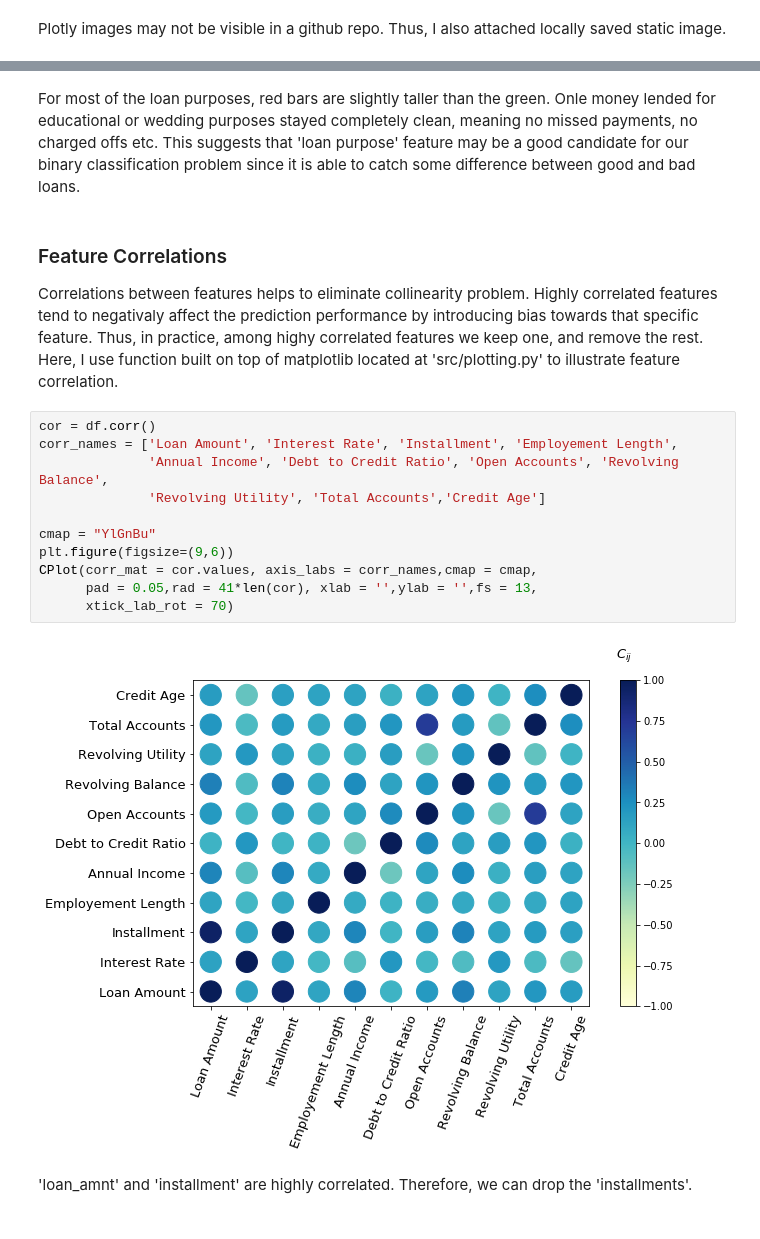
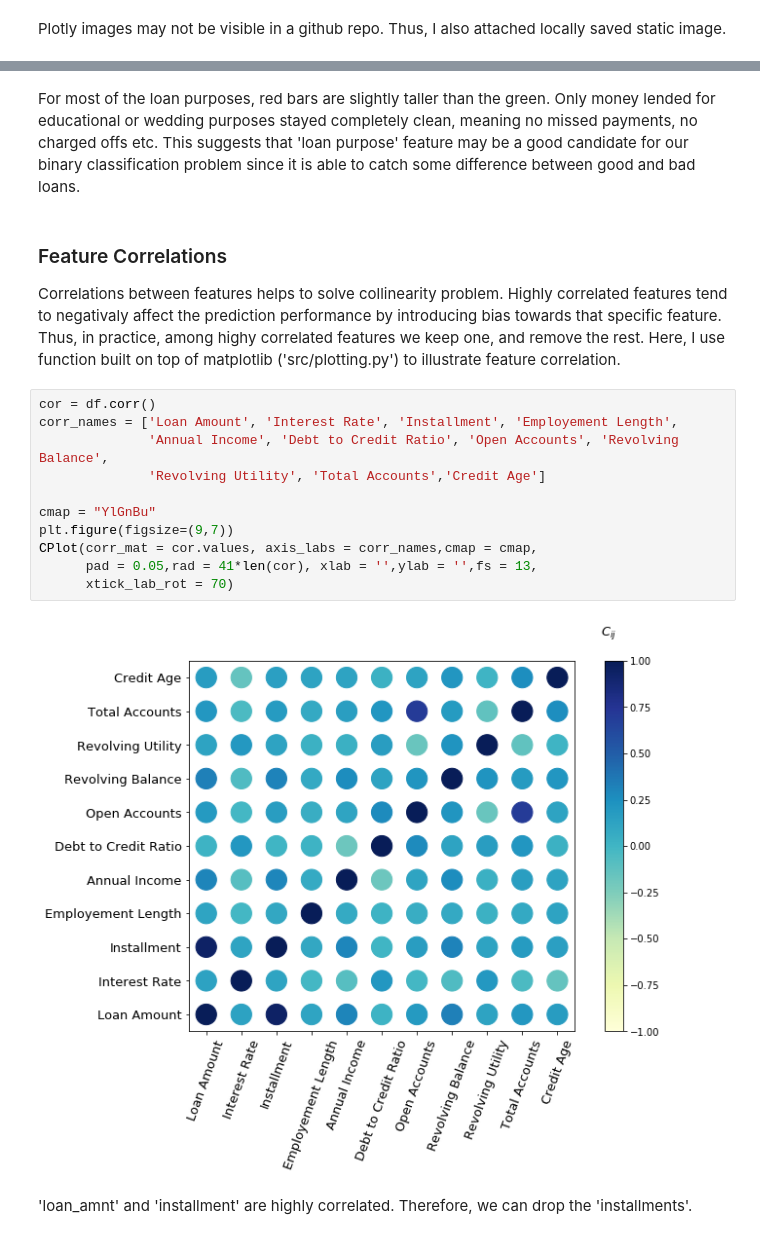
Before and after one commit to truzmeto/LoanStatusPrediction, a Jupyter notebook: kernel.ipynb, the cells around one changed output, grey strips where cells are left out. Saved outputs shown, nothing was run; the diff lists cells and outputs as text.

```diff
--- a/kernel.ipynb
+++ b/kernel.ipynb
@@ -277,26 +284,26 @@ Plotly images may not be visible in a github repo. Thus, I also attached locally
 
 ![title](./newplot1.png)
 # %% [markdown]
-For most of the loan purposes, red bars are slightly taller than the green. Onle money lended for educational or wedding purposes stayed completely clean, meaning no missed payments, no charged offs etc. This suggests that 'loan purpose' feature may be a good candidate for our binary classification problem since it is able to catch some difference between good and bad loans.
+For most of the loan purposes, red bars are slightly taller than the green. Only money lended for educational or wedding purposes stayed completely clean, meaning no missed payments, no charged offs etc. This suggests that 'loan purpose' feature may be a good candidate for our binary classification problem since it is able to catch some difference between good and bad loans.
 # %% [markdown]
 ### Feature Correlations
 
-Correlations between features helps to eliminate collinearity problem. Highly correlated features tend to
+Correlations between features helps to solve collinearity problem. Highly correlated features tend to
 negativaly affect the prediction performance by introducing bias towards that specific feature. Thus, in practice, among highy correlated features we keep one, and remove the rest. Here, I use function built on top of matplotlib
-located at 'src/plotting.py' to illustrate feature correlation.
+('src/plotting.py') to illustrate feature correlation.
 # %%
 cor = df.corr()
 corr_names = ['Loan Amount', 'Interest Rate', 'Installment', 'Employement Length',
               'Annual Income', 'Debt to Credit Ratio', 'Open Accounts', 'Revolving Balance',
               'Revolving Utility', 'Total Accounts','Credit Age']
 
 cmap = "YlGnBu"
-plt.figure(figsize=(9,6))
+plt.figure(figsize=(9,7))
 CPlot(corr_mat = cor.values, axis_labs = corr_names,cmap = cmap,
       pad = 0.05,rad = 41*len(cor), xlab = '',ylab = '',fs = 13,
       xtick_lab_rot = 70)
 # %% [output]
-[figure, old version]
+[figure, new version]
 # %% [markdown]
 'loan_amnt' and 'installment' are highly correlated. Therefore, we can drop the 'installments'.
 # %%
```
Also changed, not shown: parts of 15 cells of this notebook, 2 other files.
